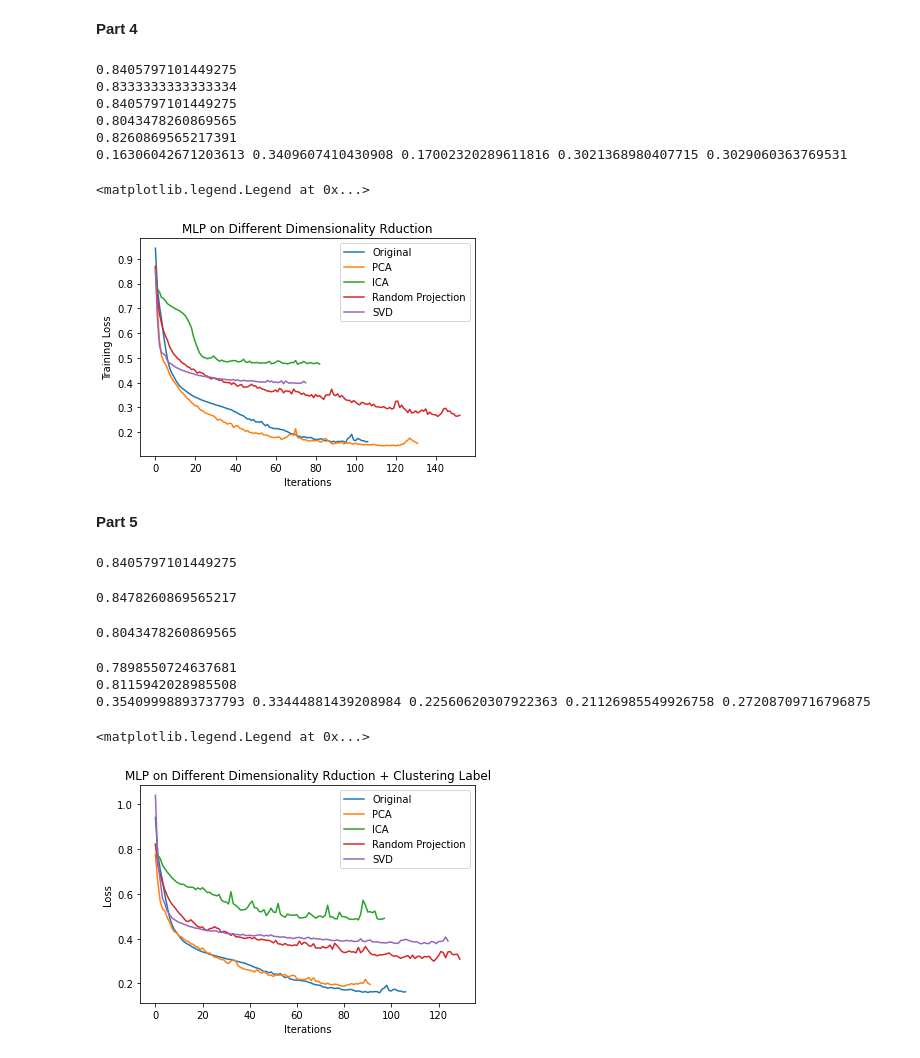
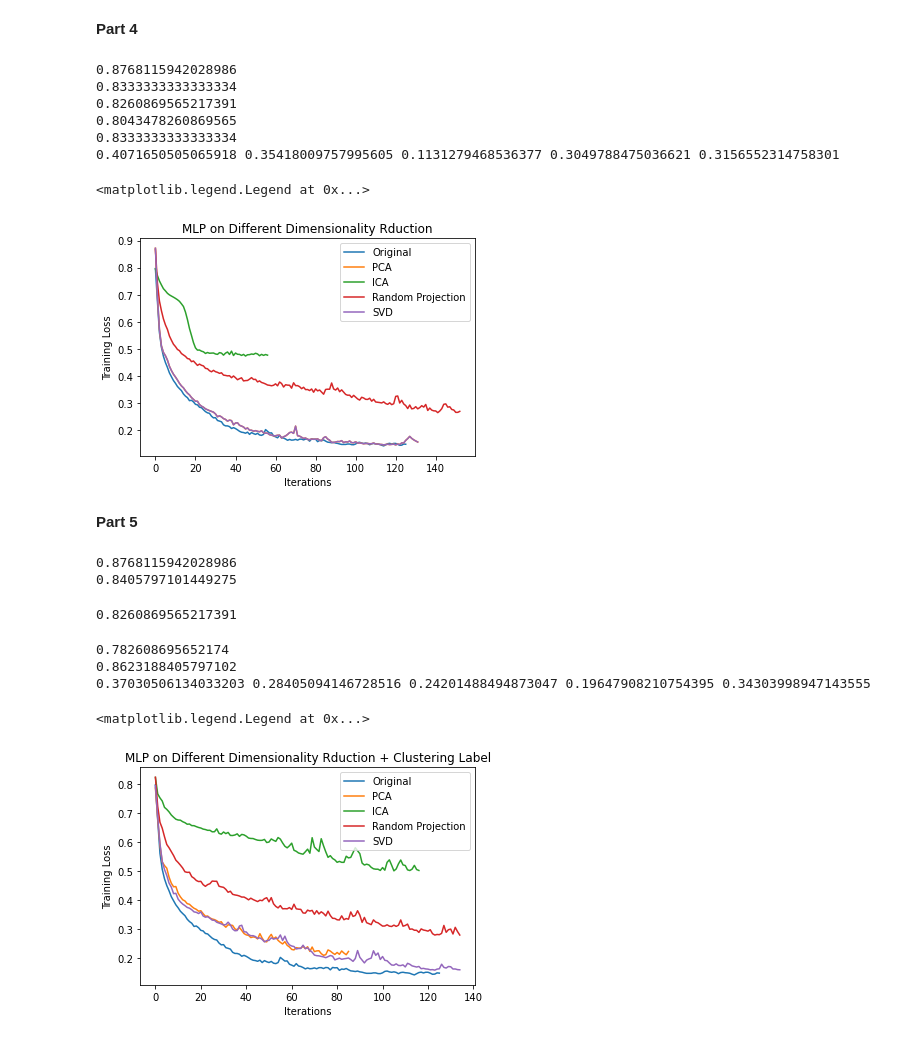
Before and after one commit to bryanliu94/CS7641_Machine_Learning, a Jupyter notebook: Assignment 3/credit approval.ipynb, the cells around one changed output. Drawn from its saved outputs; the diff is of its cells as text; code cells hidden in the pictures.

```diff
--- a/Assignment 3/credit approval.ipynb
+++ b/Assignment 3/credit approval.ipynb
@@ -290,7 +290,7 @@ plt.ylabel('Kurtosis')
 plt.xlabel('Number of Components')
 plt.title('ICA Analysis')
 
-ica = FastICA(n_components=7, random_state=0)
+ica = FastICA(n_components=8, random_state=0)
 X_ica = ica.fit_transform(X_norm)
 # %% [output]
 [figure]
@@ -330,7 +330,7 @@ plt.title('Truncated SVD Analysis')
 plt.style.context('seaborn-whitegrid')
 plt.plot(range(1, 16), svd.explained_variance_)
 
-svd = TruncatedSVD(n_components=5, n_iter=7, random_state=0)
+svd = TruncatedSVD(n_components=11, n_iter=7, random_state=0)
 X_svd = svd.fit_transform(X_norm)
 # %% [output]
 [figure]
@@ -495,7 +497,7 @@ from time import time
 
 t0 = time()
 X_train, X_test, y_train, y_test = train_test_split(X_norm, y,test_size=0.20,random_state=2)
-mlp_clf0 = MLPClassifier(hidden_layer_sizes=(20,25, 10),  max_iter=550, solver='adam', activation='relu', alpha=0.7,
+mlp_clf0 = MLPClassifier(hidden_layer_sizes=(20,50, 20),  max_iter=550, solver='adam', activation='relu', alpha=0.7,
                  learning_rate_init=0.01, learning_rate='adaptive',  verbose=False, momentum=0.1, random_state=0)
 mlp_clf0.fit(X_train, y_train)
 print(mlp_clf0.score(X_test, y_test))
@@ -541,19 +543,19 @@ plt.ylabel("Training Loss")
 plt.title("MLP on Different Dimensionality Rduction")
 plt.legend()
 # %% [output]
-0.8405797101449275
+0.8768115942028986
 0.8333333333333334
-0.8405797101449275
+0.8260869565217391
 0.8043478260869565
-0.8260869565217391
-0.16306042671203613 0.3409607410430908 0.17002320289611816 0.3021368980407715 0.3029060363769531
+0.8333333333333334
+0.4071650505065918 0.35418009757995605 0.1131279468536377 0.3049788475036621 0.3156552314758301
 <matplotlib.legend.Legend at 0x...>
-[figure, old version]
+[figure, new version]
 # %% [markdown]
 **Part 5**
 # %%
 #pca
-kmeans = KMeans(n_clusters = 6, random_state = 42)
+kmeans = KMeans(n_clusters = 10, random_state = 42)
 kmeans.fit(X_pca)
 pca_label1 = kmeans.labels_
 
@@ -564,7 +566,7 @@ X_pca_cls['kmeans'] = pca_label1
 X_pca_cls['gmm'] = pca_label2
 
 #ica
-kmeans = KMeans(n_clusters = 6, random_state = 42)
+kmeans = KMeans(n_clusters = 10, random_state = 42)
 kmeans.fit(X_ica)
 ica_label1 = kmeans.labels_
 
@@ -575,7 +577,7 @@ X_ica_cls['kmeans'] = ica_label1
 X_ica_cls['gmm'] = ica_label2
 
 #grp
-kmeans = KMeans(n_clusters = 6, random_state = 42)
+kmeans = KMeans(n_clusters = 10, random_state = 42)
 kmeans.fit(X_grp)
 grp_label1 = kmeans.labels_
 
@@ -586,7 +588,7 @@ X_grp_cls['kmeans'] = grp_label1
 X_grp_cls['gmm'] = grp_label2
 
 #svd
-kmeans = KMeans(n_clusters = 5, random_state = 42)
+kmeans = KMeans(n_clusters = 10, random_state = 42)
 kmeans.fit(X_svd)
 svd_label1 = kmeans.labels_
 
@@ -599,7 +601,7 @@ X_svd_cls['gmm'] = svd_label2
 
 t0 = time()
 X_train, X_test, y_train, y_test = train_test_split(X_norm, y,test_size=0.20,random_state=2)
-mlp_clf0 = MLPClassifier(hidden_layer_sizes=(20,25, 10),  max_iter=550, solver='adam', activation='relu', alpha=0.7,
+mlp_clf0 = MLPClassifier(hidden_layer_sizes=(20,50, 20),  max_iter=550, solver='adam', activation='relu', alpha=0.7,
                  learning_rate_init=0.01, learning_rate='adaptive',  verbose=False, momentum=0.1, random_state=0)
 mlp_clf0.fit(X_train, y_train)
 print(mlp_clf0.score(X_test, y_test))
@@ -613,43 +615,43 @@ print(mlp_clf1.score(X_test, y_test))
 
 t2 = time()
 X_train, X_test, y_train, y_test = train_test_split(X_ica_cls, y,test_size=0.20,random_state=2)
-mlp_clf2 = MLPClassifier(hidden_layer_sizes=(30,30, 20),  max_iter=550, solver='adam', activation='relu', alpha=0.7,
+mlp_clf2 = MLPClassifier(hidden_layer_sizes=(20,30, 20),  max_iter=550, solver='adam', activation='relu', alpha=0.7,
                  learning_rate_init=0.01, learning_rate='adaptive',  verbose=False, momentum=0.1, random_state=0)
 mlp_clf2.fit(X_train, y_train)
 print(mlp_clf2.score(X_test, y_test))
 
 t3 = time()
 X_train, X_test, y_train, y_test = train_test_split(X_grp_cls, y,test_size=0.20,random_state=2)
 mlp_clf3 = MLPClassifier(hidden_layer_sizes=(20,30, 20),  max_iter=550, solver='adam', activation='relu', alpha=0.7,
                  learning_rate_init=0.01, learning_rate='adaptive',  verbose=False, momentum=0.1, random_state=0)
 mlp_clf3.fit(X_train, y_train)
 print(mlp_clf3.score(X_test, y_test))
 
 t4 = time()
 X_train, X_test, y_train, y_test = train_test_split(X_svd_cls, y,test_size=0.20,random_state=2)
-mlp_clf4 = MLPClassifier(hidden_layer_sizes=(20,20, 20),  max_iter=550, solver='adam', activation='relu', alpha=0.7,
+mlp_clf4 = MLPClassifier(hidden_layer_sizes=(20,30, 20),  max_iter=550, solver='adam', activation='relu', alpha=0.7,
                  learning_rate_init=0.01, learning_rate='adaptive',  verbose=False, momentum=0.1, random_state=0)
 mlp_clf4.fit(X_train, y_train)
 print(mlp_clf4.score(X_test, y_test))
 
 t5 = time()
 print(t5-t4, t4-t3, t3-t2, t2-t1, t1-t0)
 
 plt.plot(mlp_clf0.loss_curve_, label = f'Original')
 plt.plot(mlp_clf1.loss_curve_, label = f'PCA')
 plt.plot(mlp_clf2.loss_curve_, label = f'ICA')
 plt.plot(mlp_clf3.loss_curve_, label = f'Random Projection')
 plt.plot(mlp_clf4.loss_curve_, label = f'SVD')
 plt.title("MLP on Different Dimensionality Rduction + Clustering Label")
 plt.xlabel('Iterations')
-plt.ylabel("Loss")
+plt.ylabel("Training Loss")
 plt.legend()
 # %% [output]
+0.8768115942028986
 0.8405797101449275
-0.8478260869565217
+0.8260869565217391
-0.8043478260869565
+0.782608695652174
+0.8623188405797102
+0.37030506134033203 0.28405094146728516 0.24201488494873047 0.19647908210754395 0.34303998947143555
-0.7898550724637681
-0.8115942028985508
-0.35409998893737793 0.33444881439208984 0.22560620307922363 0.21126985549926758 0.27208709716796875
+<matplotlib.legend.Legend at 0x...>
-<matplotlib.legend.Legend at 0x...>
-[figure, old version]
+[figure, new version]
```
Also changed, not shown: parts of 4 cells of this notebook, 4 other files.
